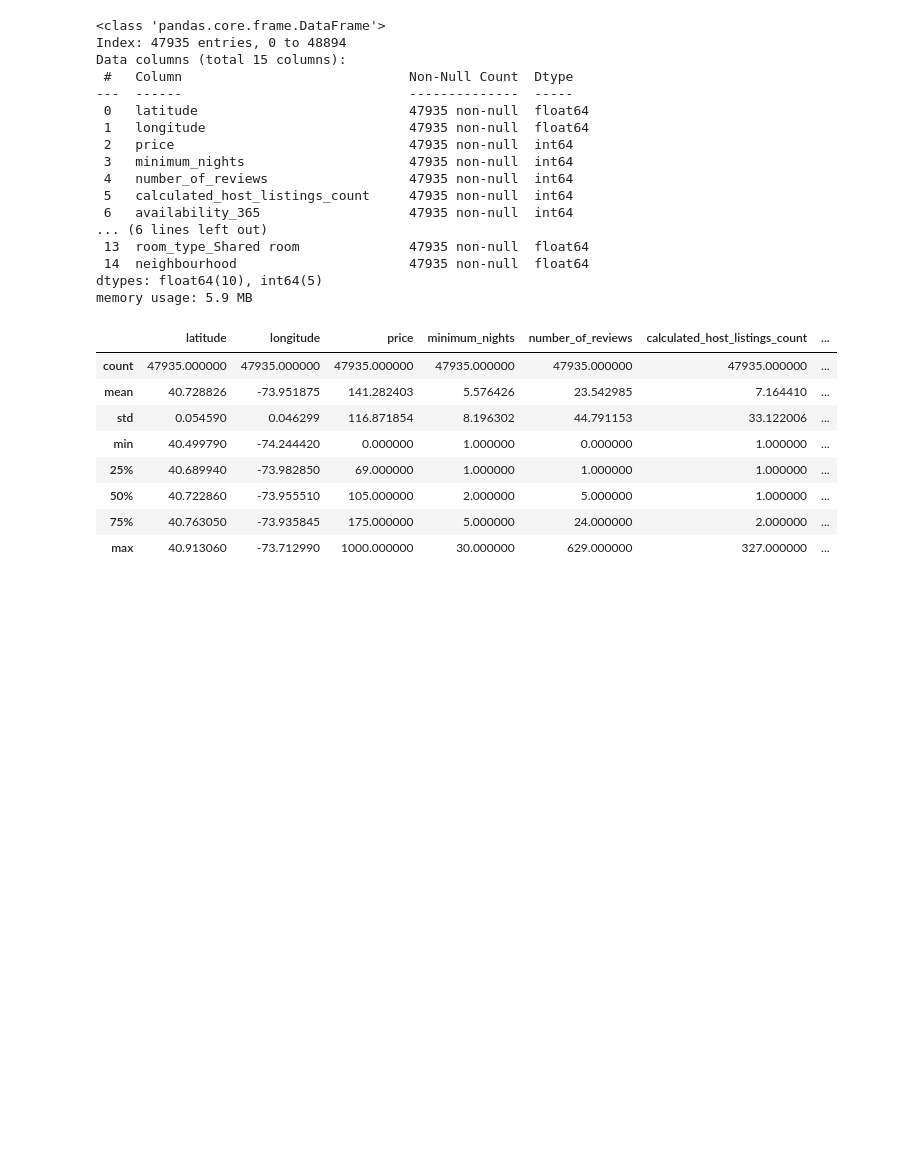
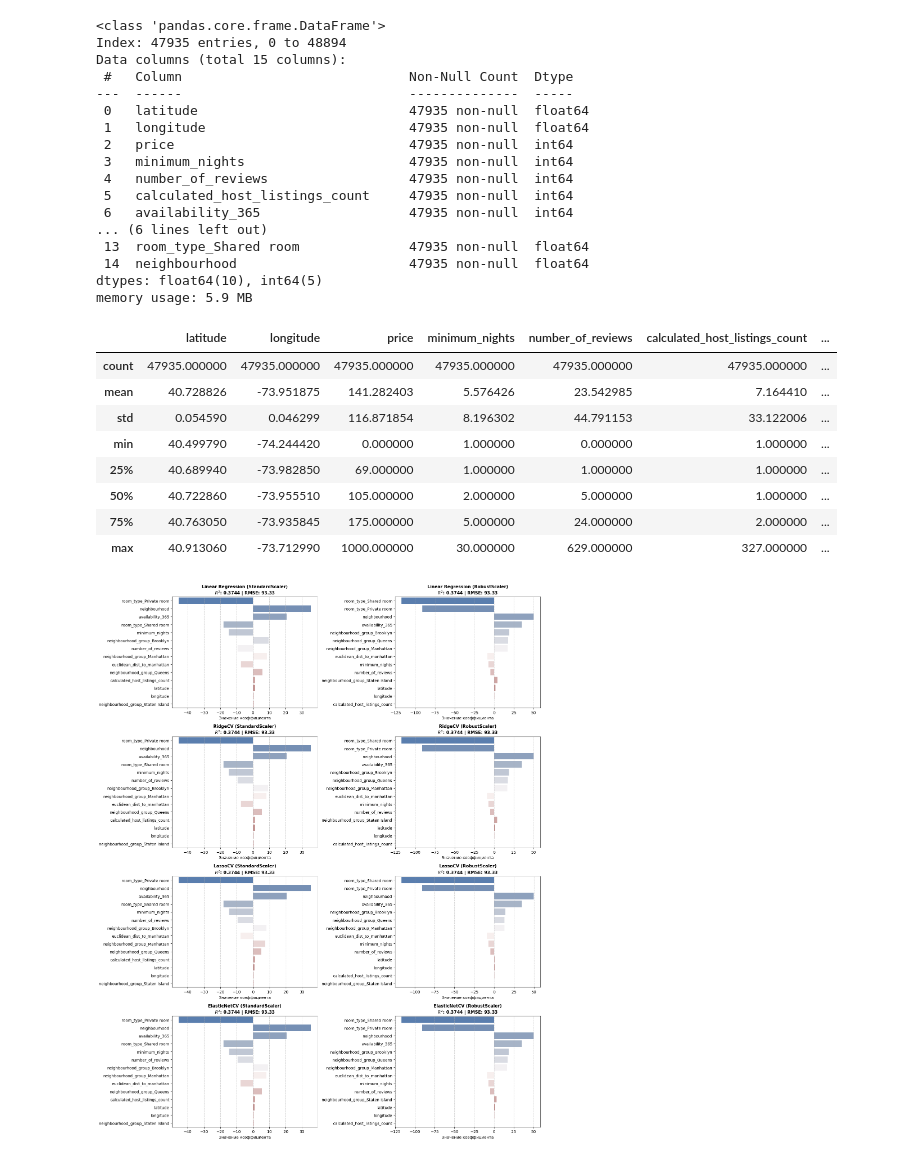
Before and after one commit to Ronald-B-Yan/OTUS_HomeWorks_YanRonald, a Jupyter notebook: homework_10/homework_10.ipynb, the cells around one changed output. Drawn from its saved outputs; the diff is of its cells as text; code cells hidden in the pictures; blank space fills up the shorter version.

```diff
--- a/homework_10/homework_10.ipynb
+++ b/homework_10/homework_10.ipynb
@@ -300,7 +320,9 @@ ohe_features = ohe.fit_transform(X2)
 
 # Создаем датафрейм из OHE-признаков
 ohe_df = pd.DataFrame(
-    ohe_features, columns=ohe.get_feature_names_out(ohe_cols), index=X.index
+    ohe_features,
+    columns=ohe.get_feature_names_out(),
+    index=X2.index
 )
 
 # Удаляем из датасета категориальные столбцы
@@ -355,0 +410,78 @@ df_final.describe()
+# %%
+# Построим модели простой линейной регрессии, RidgeCV, LassoCV и ElasticNetCV.
+
+from sklearn.linear_model import ElasticNetCV, LassoCV, LinearRegression, RidgeCV
+from sklearn.metrics import mean_squared_error, r2_score
+
+# Создадим списки для итераций по наборам данных и моделям
+datasets = {
+    "StandardScaler": (X_train_std, X_test_std),
+    "RobustScaler": (X_train_robust, X_test_robust)
+}
+
+models = {
+    "Linear Regression": LinearRegression(),
+    "RidgeCV": RidgeCV(alphas=np.logspace(-3, 3, 10)),
+    "LassoCV": LassoCV(alphas=np.logspace(-3, 3, 10), random_state=1101),
+    "ElasticNetCV": ElasticNetCV(alphas=np.logspace(-3, 3, 10), l1_ratio=[0.1, 0.5, 0.7, 0.9], random_state=1101),
+}
+
+# Словарь для сохранения метрик
+results_metrics = []
+
+# Настройка графиков важности признаков
+fig, axes = plt.subplots(4, 2, figsize=(16, 20), sharey=False)
+plt.subplots_adjust(hspace=0.5, wspace=0.3)
+
+# Цикл по двум типам нормировки
+for col_idx, (scaler_name, (X_tr, X_te)) in enumerate(datasets.items()):
+
+    # Цикл по моделям
+    for row_idx, (model_name, model) in enumerate(models.items()):
+        # Обучение модели
+        model.fit(X_tr, y_train)
+
+        # Предсказание и оценка качества
+        y_pred = model.predict(X_te)
+        r2 = r2_score(y_test, y_pred)
+        rmse = np.sqrt(mean_squared_error(y_test, y_pred))
+
+        # Сохраняем метрики в общую таблицу
+        results_metrics.append(
+            {"Scaler": scaler_name, "Model": model_name, "R2 Score": r2, "RMSE": rmse}
+        )
+
+        # Извлекаем важность признаков (коэффициентов)
+        coefs = model.coef_
+        importance_df = pd.DataFrame(
+            {"Feature": X_tr.columns, "Coefficient": coefs, "Abs_Coefficient": np.abs(coefs)}
+        ).sort_values(by="Abs_Coefficient", ascending=False)
+
+        # Визуализация важности признаков (Коэффициентов)
+        ax = axes[row_idx, col_idx]
+        sns.barplot(
+            data=importance_df,
+            x="Coefficient",
+            y="Feature",
+            ax=ax,
+            palette="vlag" if (importance_df["Coefficient"].min() < 0) else "Blues_r",
+        )
+
+        ax.set_title(
+            f"{model_name} ({scaler_name})\n$R^2$: {r2:.4f} | RMSE: {rmse:.2f}",
+            fontsize=11,
+            fontweight="bold",
+        )
+        ax.set_xlabel("Значение коэффициента")
+        ax.set_ylabel("")
+        ax.grid(axis="x", linestyle="--", alpha=0.7)
+
+plt.tight_layout()
+plt.show()
+
+# Вывод сводной таблицы метрик качества
+df_metrics = pd.DataFrame(results_metrics)
+print("\nСводная таблица качества моделей:")
+display(df_metrics.sort_values(by="R2 Score", ascending=False))
+# %% [output]
+[figure, added]
```
Also changed, not shown: parts of 5 cells of this notebook.
